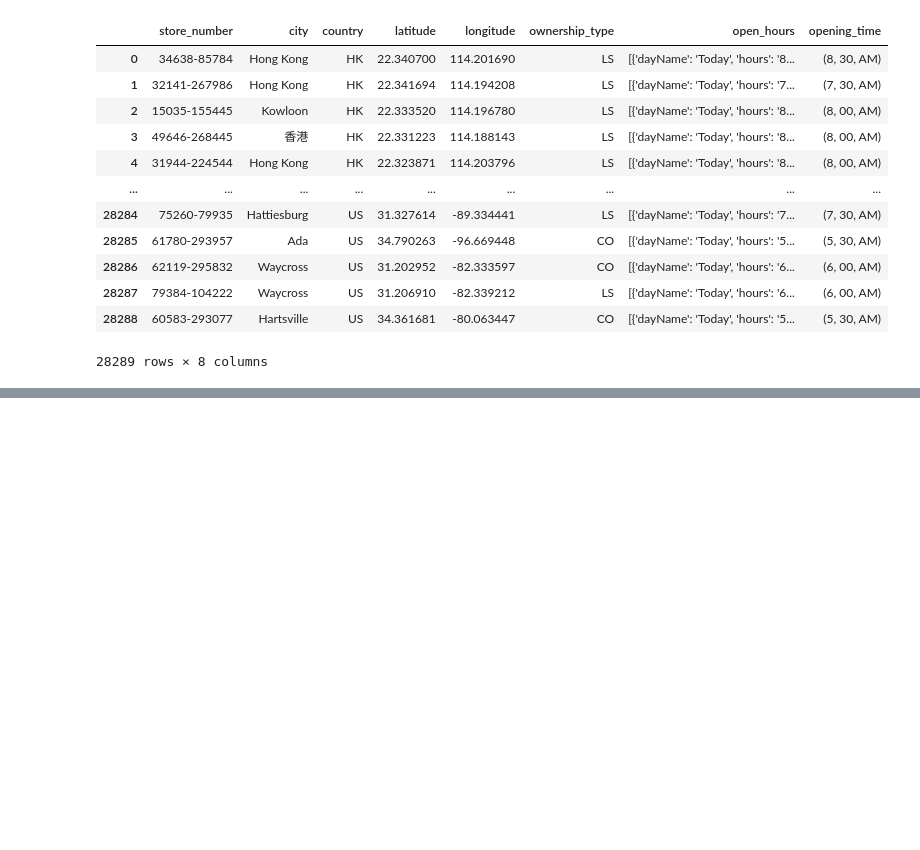
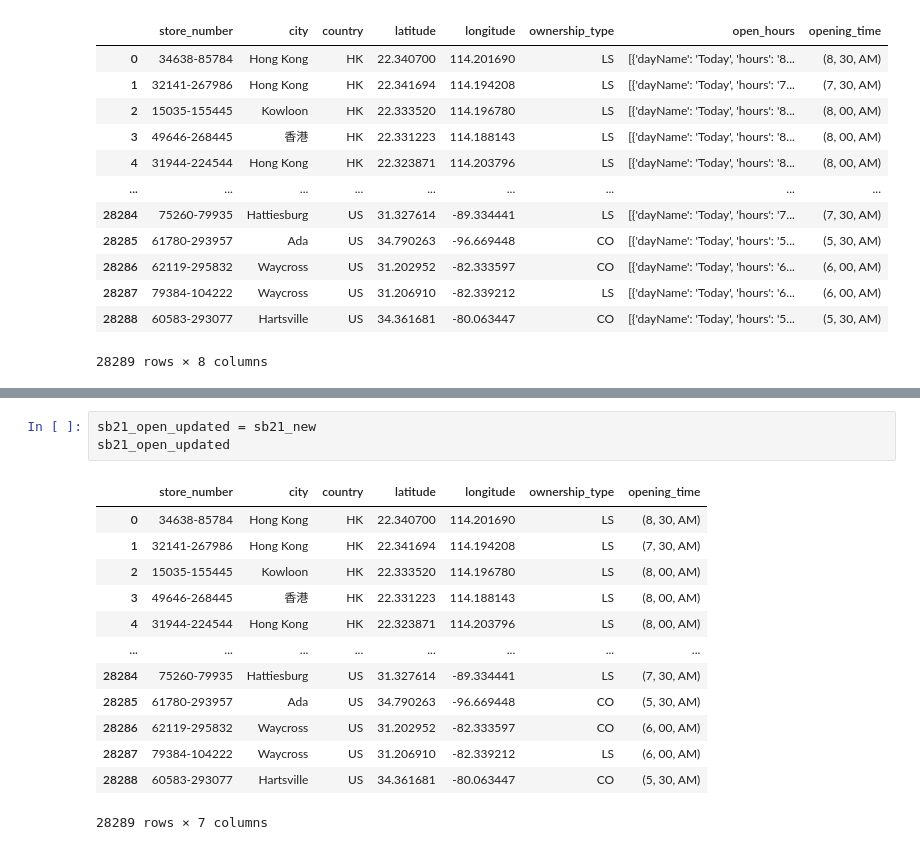
Before and after one commit to hollyjanedalton/final_ironhack_project, a Jupyter notebook: starbucks2021.ipynb, the cells around one changed output, grey strips where cells are left out. Drawn from its saved outputs; the diff is of its cells as text; blank space fills up the shorter version.

```diff
--- a/starbucks2021.ipynb
+++ b/starbucks2021.ipynb
@@ -539,0 +552,17 @@ See the caveats in the documentation: https://pandas.pydata.org/pandas-docs/stab
+# %%
+sb21_open_updated = sb21_new
+sb21_open_updated
+# %% [output]
+|  | store_number | city | country | latitude | longitude | ownership_type | opening_time |
+| 0 | 34638-85784 | Hong Kong | HK | 22.340700 | 114.201690 | LS | (8, 30, AM) |
+| 1 | 32141-267986 | Hong Kong | HK | 22.341694 | 114.194208 | LS | (7, 30, AM) |
+| 2 | 15035-155445 | Kowloon | HK | 22.333520 | 114.196780 | LS | (8, 00, AM) |
+| 3 | 49646-268445 | 香港 | HK | 22.331223 | 114.188143 | LS | (8, 00, AM) |
+| 4 | 31944-224544 | Hong Kong | HK | 22.323871 | 114.203796 | LS | (8, 00, AM) |
+| ... | ... | ... | ... | ... | ... | ... | ... |
+| 28284 | 75260-79935 | Hattiesburg | US | 31.327614 | -89.334441 | LS | (7, 30, AM) |
+| 28285 | 61780-293957 | Ada | US | 34.790263 | -96.669448 | CO | (5, 30, AM) |
+| 28286 | 62119-295832 | Waycross | US | 31.202952 | -82.333597 | CO | (6, 00, AM) |
+| 28287 | 79384-104222 | Waycross | US | 31.206910 | -82.339212 | LS | (6, 00, AM) |
+| 28288 | 60583-293077 | Hartsville | US | 34.361681 | -80.063447 | CO | (5, 30, AM) |
+28289 rows × 7 columns
```
Also changed, not shown: parts of 8 cells of this notebook, 1 other file.
